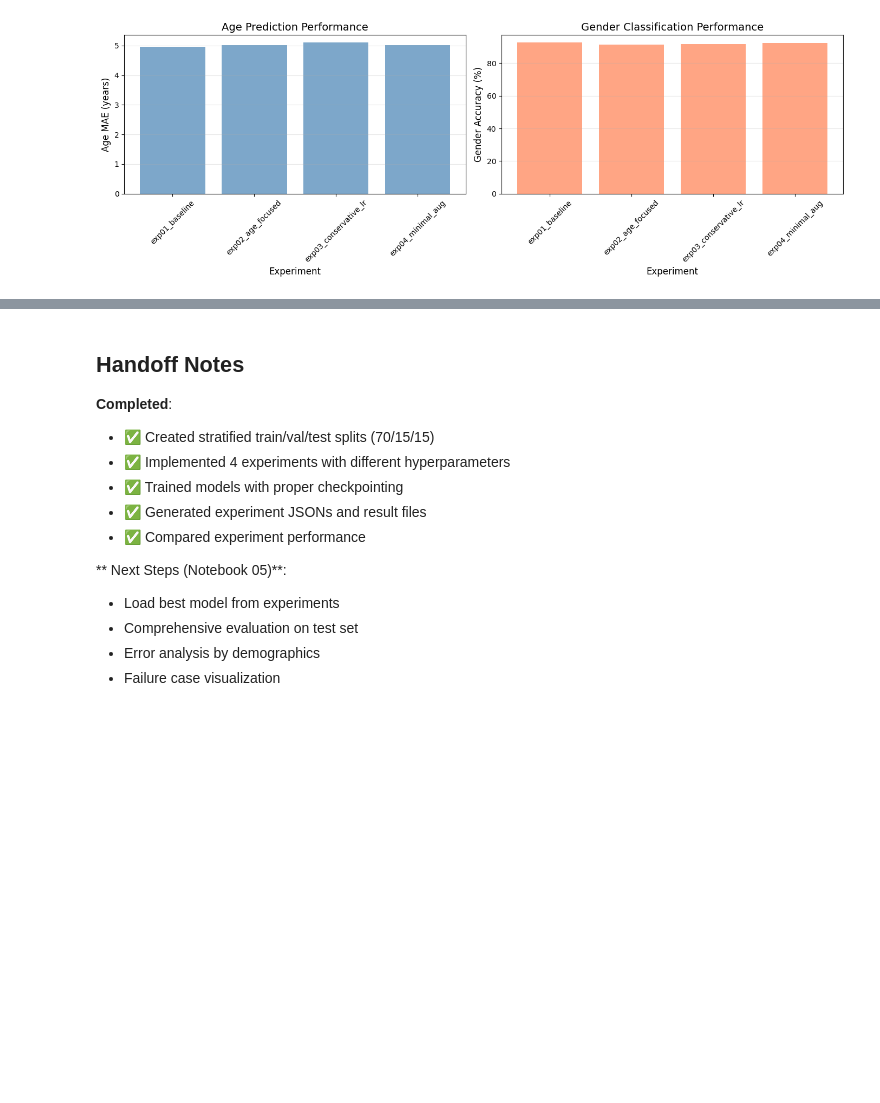
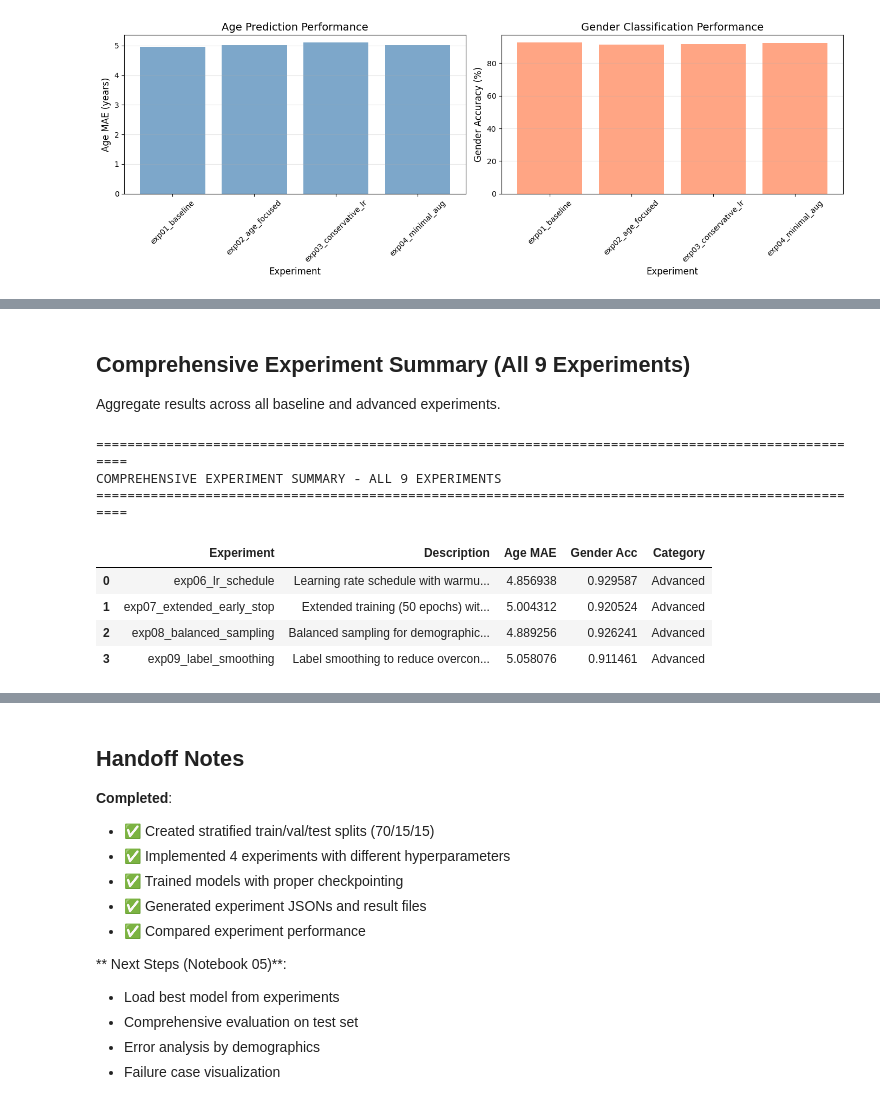
Before and after one commit to chicocaine/age-gender-cnn, a Jupyter notebook: notebooks/04_model_experiments.ipynb, the cells around one changed output, grey strips where cells are left out. Drawn from its saved outputs; the diff is of its cells as text; code cells hidden in the pictures; blank space fills up the shorter version.

Commit message:
feat: added more expireminets, epx6 was the best performer

```diff
--- a/notebooks/04_model_experiments.ipynb
+++ b/notebooks/04_model_experiments.ipynb
@@ -911,0 +1901,4 @@ plt.show()
+# %% [markdown]
+## Comprehensive Experiment Summary (All 9 Experiments)
+
+Aggregate results across all baseline and advanced experiments.
@@ -911,0 +1913,73 @@ plt.show()
+# %%
+# Load results from all 9 experiments
+all_experiments = [
+    'exp01_baseline',
+    'exp02_age_focused',
+    'exp03_conservative_lr',
+    'exp04_minimal_aug',
+    'exp05_high_dropout',
+    'exp06_lr_schedule',
+    'exp07_extended_early_stop',
+    'exp08_balanced_sampling',
+    'exp09_label_smoothing'
+]
+
+complete_results = []
+
+for exp_id in all_experiments:
+    results_path = project_root / 'experiments' / f"{exp_id}_results_{run_id}.json"
+    if results_path.exists():
+        results = load_experiment_results(str(results_path))
+        complete_results.append({
+            'Experiment': exp_id,
+            'Description': results['config']['description'],   # ✅ dict key access
+            'Age MAE': results['metrics']['age_mae'],
+            'Gender Acc': results['metrics']['gender_accuracy'],
+            'Category': 'Baseline' if 'exp0' in exp_id and int(exp_id[4]) <= 4 else 'Advanced'
+        })
+
+complete_df = pd.DataFrame(complete_results)
+
+print("\n" + "="*100)
+print("COMPREHENSIVE EXPERIMENT SUMMARY - ALL 9 EXPERIMENTS")
+print("="*100)
+display(complete_df)
+
+# Statistics by category
+print("\n" + "-"*100)
+print("CATEGORY ANALYSIS")
+print("-"*100)
+for category in ['Baseline', 'Advanced']:
+    subset = complete_df[complete_df['Category'] == category]
+    print(f"\n{category} Experiments (n={len(subset)}):")
+    print(f"  Age MAE - Mean: {subset['Age MAE'].mean():.3f}, Std: {subset['Age MAE'].std():.3f}")
+    print(f"  Gender Acc - Mean: {subset['Gender Acc'].mean():.4f}, Std: {subset['Gender Acc'].std():.4f}")
+
+# Overall best performers
+print("\n" + "-"*100)
+print("BEST PERFORMERS")
+print("-"*100)
+best_age_idx = complete_df['Age MAE'].idxmin()
+best_gender_idx = complete_df['Gender Acc'].idxmax()
+best_combined_idx = complete_df['Gender Acc'].add(
+    complete_df['Age MAE'].max() / complete_df['Age MAE']
+).idxmax()
+
+print(f"\nBest Age Performance: {complete_df.loc[best_age_idx, 'Experiment']}")
+print(f"  Description: {complete_df.loc[best_age_idx, 'Description']}")
+print(f"  Age MAE: {complete_df.loc[best_age_idx, 'Age MAE']:.3f} years")
+print(f"  Gender Acc: {complete_df.loc[best_age_idx, 'Gender Acc']:.4f}")
+
+print(f"\nBest Gender Performance: {complete_df.loc[best_gender_idx, 'Experiment']}")
+print(f"  Description: {complete_df.loc[best_gender_idx, 'Description']}")
+print(f"  Age MAE: {complete_df.loc[best_gender_idx, 'Age MAE']:.3f} years")
+print(f"  Gender Acc: {complete_df.loc[best_gender_idx, 'Gender Acc']:.4f}")
+# %% [output]
+====================================================================================================
+COMPREHENSIVE EXPERIMENT SUMMARY - ALL 9 EXPERIMENTS
+====================================================================================================
+|  | Experiment | Description | Age MAE | Gender Acc | Category |
+| 0 | exp06_lr_schedule | Learning rate schedule with warmu... | 4.856938 | 0.929587 | Advanced |
+| 1 | exp07_extended_early_stop | Extended training (50 epochs) wit... | 5.004312 | 0.920524 | Advanced |
+| 2 | exp08_balanced_sampling | Balanced sampling for demographic... | 4.889256 | 0.926241 | Advanced |
+| 3 | exp09_label_smoothing | Label smoothing to reduce overcon... | 5.058076 | 0.911461 | Advanced |
```
Also changed, not shown: parts of 30 cells of this notebook, 30 other files.
